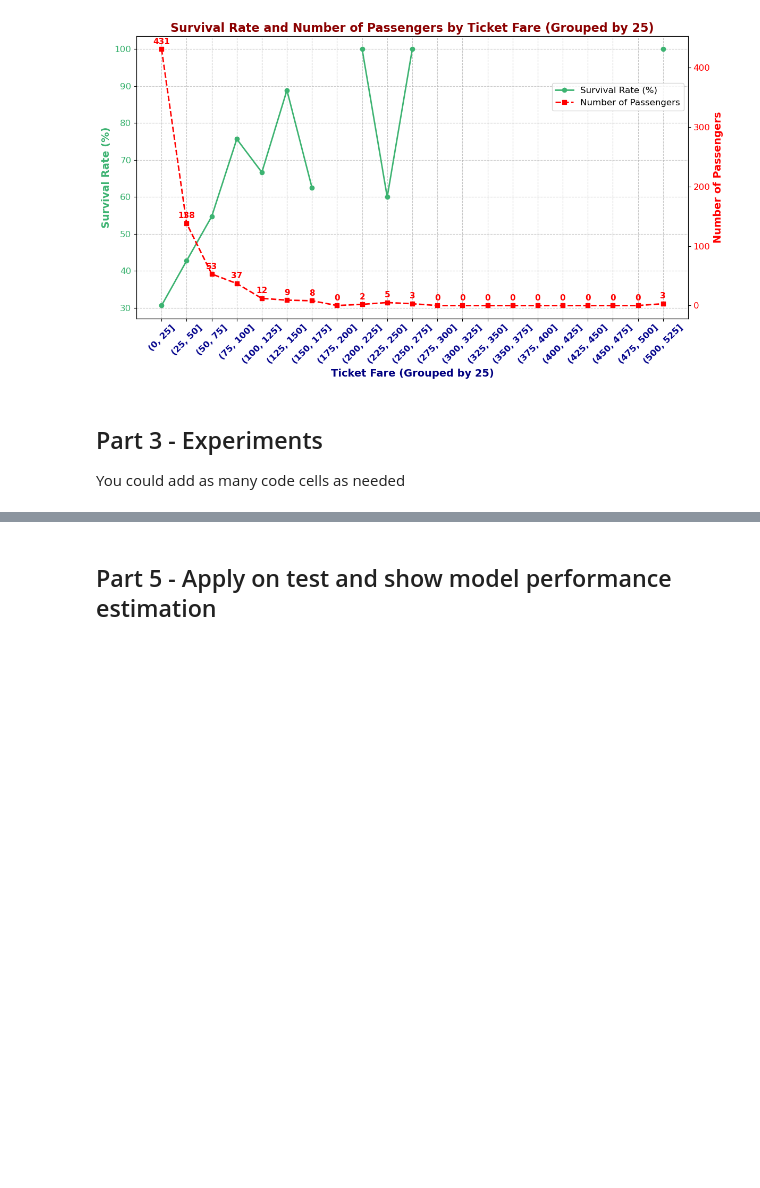
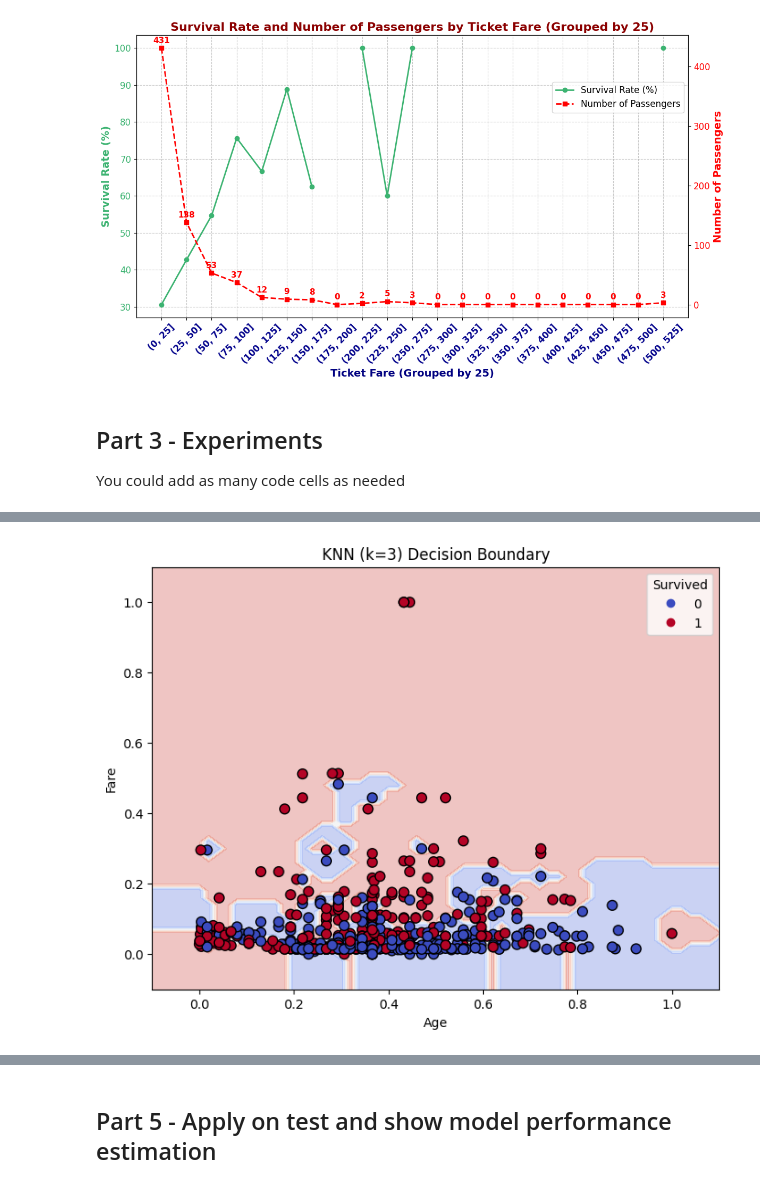
Before and after one commit to ShalevOzeri/machine-learning-task-2, a Jupyter notebook: Assignment2_supervised_learning_flow.ipynb, the cells around one changed output, grey strips where cells are left out. Drawn from its saved outputs; the diff is of its cells as text; code cells hidden in the pictures; blank space fills up the shorter version.

```diff
--- a/Assignment2_supervised_learning_flow.ipynb
+++ b/Assignment2_supervised_learning_flow.ipynb
@@ -224,0 +312,18 @@ Use the best combination of feature engineering, model (algorithm and hyperparam
+# %%
+import pandas as pd
+from sklearn.preprocessing import MinMaxScaler
+
+def create_normalized_data(df, numeric_features):
+    # Create a new DataFrame containing only the specified numeric features,
+    # and normalize them to the [0,1] range using MinMaxScaler.
+    scaler = MinMaxScaler()
+    df_numeric = df[numeric_features].copy()
+    df_numeric[numeric_features] = scaler.fit_transform(df_numeric[numeric_features])
+    return df_numeric
+
+# Example usage:
+# List of numeric features to normalize
+numeric_features = ['Age', 'Fare', 'FamilySize', 'SibSp', 'Parch']
+# Create a normalized DataFrame with only the numeric features
+normalized_df = create_normalized_data(train_df1, numeric_features)
+normalized_df
@@ -224,0 +405,44 @@ Use the best combination of feature engineering, model (algorithm and hyperparam
+# %%
+import matplotlib.pyplot as plt
+import pandas as pd
+from sklearn.neighbors import KNeighborsClassifier
+import numpy as np
+
+def plot_knn_decision_boundary(X, y, k=3, feature_names=None):
+    # Select only two features for visualization
+    if X.shape[1] > 2:
+        X_vis = X.iloc[:, :2]
+        if feature_names is None:
+            feature_names = X_vis.columns.tolist()
+    else:
+        X_vis = X
+        if feature_names is None:
+            feature_names = X.columns.tolist()
+
+    # Fit KNN
+    knn_vis = KNeighborsClassifier(n_neighbors=k, weights='distance', metric='manhattan')
+    knn_vis.fit(X_vis, y)
+
+    # Create meshgrid
+    h = 0.02
+    x_min, x_max = X_vis.iloc[:, 0].min() - 0.1, X_vis.iloc[:, 0].max() + 0.1
+    y_min, y_max = X_vis.iloc[:, 1].min() - 0.1, X_vis.iloc[:, 1].max() + 0.1
+    xx, yy = np.meshgrid(np.arange(x_min, x_max, h),
+                         np.arange(y_min, y_max, h))
+    mesh_points = pd.DataFrame(np.c_[xx.ravel(), yy.ravel()], columns=feature_names)
+    Z = knn_vis.predict(mesh_points)
+    Z = Z.reshape(xx.shape)
+
+    plt.figure(figsize=(8, 6))
+    plt.contourf(xx, yy, Z, alpha=0.3, cmap=plt.cm.coolwarm)
+    scatter = plt.scatter(X_vis.iloc[:, 0], X_vis.iloc[:, 1], c=y, cmap=plt.cm.coolwarm, edgecolor='k', s=60)
+    plt.xlabel(feature_names[0])
+    plt.ylabel(feature_names[1])
+    plt.title(f"KNN (k={k}) Decision Boundary")
+    plt.legend(*scatter.legend_elements(), title="Survived")
+    plt.show()
+
+
+plot_knn_decision_boundary(normalized_df, train_df1["Survived"], k=3)
+# %% [output]
+[figure, added]
```
Also changed, not shown: parts of 19 cells of this notebook.
